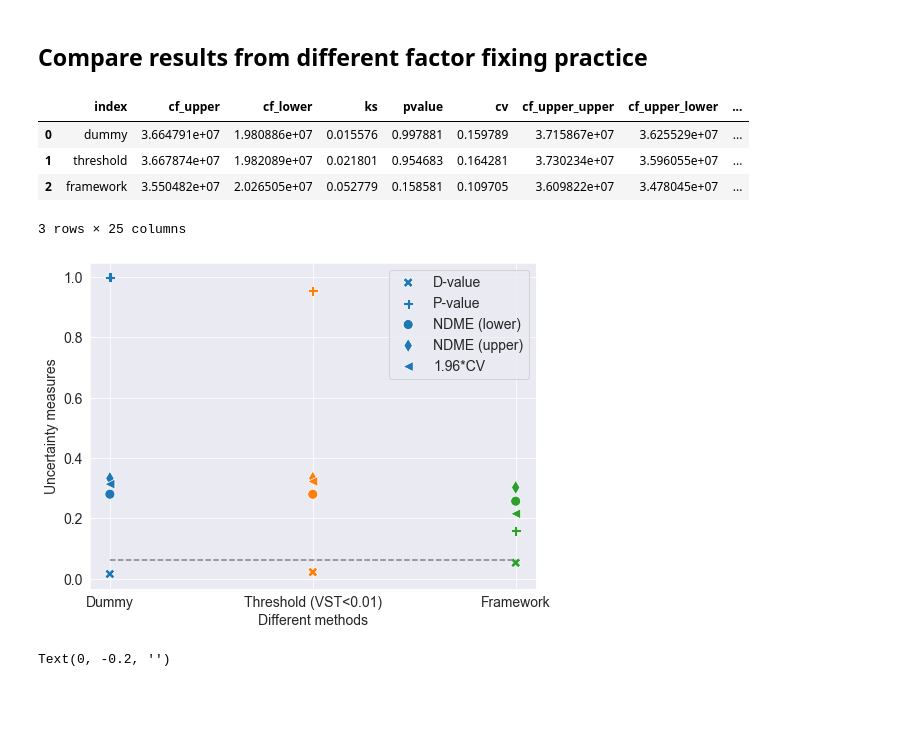
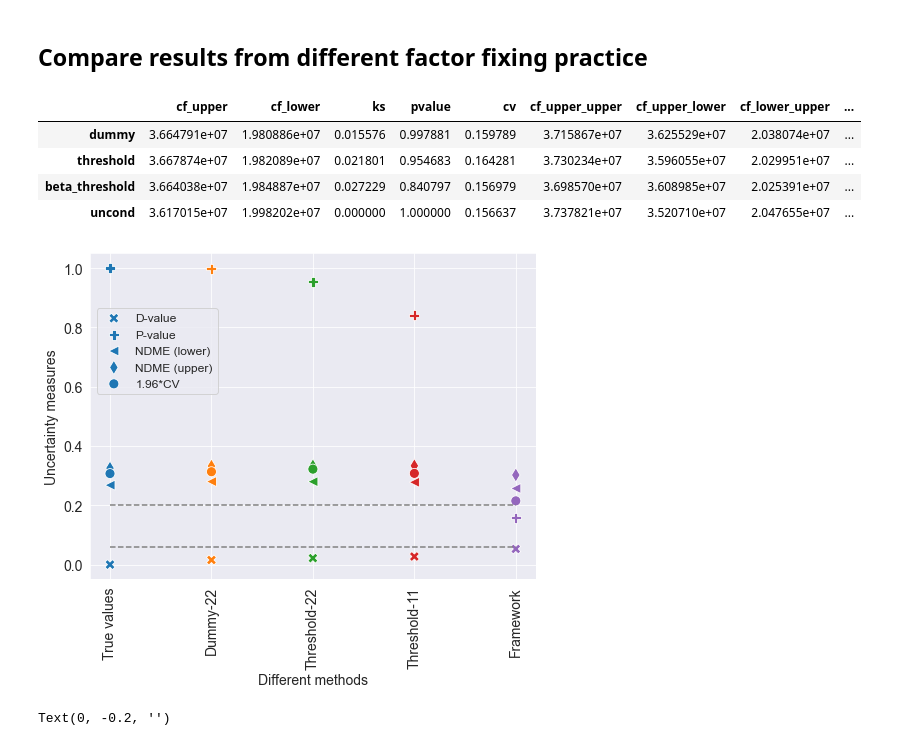
Before and after one commit to QianWanghhu/factor_fixing, a Jupyter notebook: qian_dev/visualization.ipynb, the cells around one changed output. Saved outputs shown, nothing was run; the diff lists cells and outputs as text; code cells hidden in the pictures; blank space fills up the shorter version.

Commit message:
Update plot for comparing practice

```diff
--- a/qian_dev/visualization.ipynb
+++ b/qian_dev/visualization.ipynb
@@ -370,3 +355,44 @@ df = df_plot.T
+# %%
+filepath = '../output/paper0915/'
+files = ['fix_dummy.csv', 'fix_threshold.csv', 'fix_beta_dummy.csv', 'fix_beta_threshold.csv']
+df_plot = pd.read_csv(filepath+files[0], index_col = 'Unnamed: 0').T
+df_plot.rename(columns = {0: 'dummy'}, inplace=True)
+df_plot.loc[:, 'threshold'] = pd.read_csv(filepath+files[1], index_col = 'Unnamed: 0').T
+# df_plot.loc[:, 'beta_dummy'] = pd.read_csv(filepath+files[2], index_col = 'Unnamed: 0').T
+df_plot.loc[:, 'beta_threshold'] = pd.read_csv(filepath+files[3], index_col = 'Unnamed: 0').T
+# load uncond file
+with open(f'{filepath}error_measures/1029_cal/y_uncond_stats.json', 'r') as fp:
+    uncond = json.load(fp)
+df_plot.loc['cf_upper', 'uncond'] = uncond['nsample_156']['uncond_cf_up']['mean']
+df_plot.loc['cf_upper_upper', 'uncond'] = uncond['nsample_156']['uncond_cf_up']['up']
+df_plot.loc['cf_upper_lower', 'uncond'] = uncond['nsample_156']['uncond_cf_up']['low']
+df_plot.loc['cf_lower', 'uncond'] = uncond['nsample_156']['uncond_cf_low']['mean']
+df_plot.loc['cf_lower_upper', 'uncond'] = uncond['nsample_156']['uncond_cf_low']['up']
+df_plot.loc['cf_lower_lower', 'uncond'] = uncond['nsample_156']['uncond_cf_low']['low']
+df_plot.loc['cond_mean', 'uncond'] = uncond['nsample_156']['uncond_mean']
+df_plot.loc['cv', 'uncond'] = uncond['nsample_156']['cv']
+df_plot.loc[['ks', 'ks_upper', 'ks_lower'], 'uncond'] = 0
+df_plot.loc[['pvalue', 'pvalue_upper', 'pvalue_lower'], 'uncond'] = 1
+# %%
+# combine df_plot and results of fixing 9 factors by using the framework
+df_framework = pd.DataFrame(df_framework.iloc[2].T)
+df_framework.rename(columns={2: 'Framework'}, inplace=True)
+df = pd.concat([df_plot, df_framework], axis=1)
+df.dropna(axis=0, inplace=True)
+
+# change the order of columns so that the unconditional value is in the first column
+cols = df.columns
+columnsTitles = [cols[3], *cols[0:3], cols[-1]]
+df = df.reindex(columns=columnsTitles)
+df = df.T
+# %%
+df_plot.T
+# %% [output]
+|  | cf_upper | cf_lower | ks | pvalue | cv | cf_upper_upper | cf_upper_lower | cf_lower_upper | ... |
+| dummy | 3.664791e+07 | 1.980886e+07 | 0.015576 | 0.997881 | 0.159789 | 3.715867e+07 | 3.625529e+07 | 2.038074e+07 | ... |
+| threshold | 3.667874e+07 | 1.982089e+07 | 0.021801 | 0.954683 | 0.164281 | 3.730234e+07 | 3.596055e+07 | 2.029951e+07 | ... |
+| beta_threshold | 3.664038e+07 | 1.984887e+07 | 0.027229 | 0.840797 | 0.156979 | 3.698570e+07 | 3.608985e+07 | 2.025391e+07 | ... |
+| uncond | 3.617015e+07 | 1.998202e+07 | 0.000000 | 1.000000 | 0.156637 | 3.737821e+07 | 3.520710e+07 | 2.047655e+07 | ... |
 # %%
 # add the relative change of CIs formed as the deviation to median
 cf_median = (df.loc[:, 'cf_upper'] + df.loc[:, 'cf_lower']) / 2
@@ -385,29 +410,22 @@ df.reset_index(inplace=True)
-# %%
-df
-# %% [output]
-|  | index | cf_upper | cf_lower | ks | pvalue | cv | cf_upper_upper | cf_upper_lower | ... |
-| 0 | dummy | 3.664791e+07 | 1.980886e+07 | 0.015576 | 0.997881 | 0.159789 | 3.715867e+07 | 3.625529e+07 | ... |
-| 1 | threshold | 3.667874e+07 | 1.982089e+07 | 0.021801 | 0.954683 | 0.164281 | 3.730234e+07 | 3.596055e+07 | ... |
-| 2 | framework | 3.550482e+07 | 2.026505e+07 | 0.052779 | 0.158581 | 0.109705 | 3.609822e+07 | 3.478045e+07 | ... |
-3 rows × 25 columns
 # %%
 fig, ax = plt.subplots(figsize=[8,6])
 sns.set_style('darkgrid')
-markers = ['X','P', 'o', 'd', '<']
+markers = ['X','P', '<', 'd', 'o']
 metrics = ['ks', 'pvalue', 'lower_mean', 'upper_mean', 'cf_cv']
 ldg = ['D-value', 'P-value', 'NDME (lower)', 'NDME (upper)', '1.96*CV']
 for i in range(len(metrics)):
     col = metrics[i]
     sns.scatterplot(ax=ax, x="index", y=col, hue="index", data=df, s = 100, marker=markers[i], legend=False);
 ax.hlines(0.061, xmin=ax.get_xticks()[0], xmax=ax.get_xticks()[-1], linestyle = '--', color='grey')
-plt.legend(markers, loc='upper right', labels=ldg, fontsize=14)
-ax.set_xticklabels(['Dummy', 'Threshold (VST<0.01)', 'Framework'], size=14)
+ax.hlines(0.2, xmin=ax.get_xticks()[0], xmax=ax.get_xticks()[-1], linestyle = '--', color='grey')
+plt.legend(markers, labels=ldg, fontsize=12, bbox_to_anchor = (0.3, 0.85))
+ax.set_xticklabels(['True values', 'Dummy-22', 'Threshold-22', 'Threshold-11', 'Framework'], size=14, rotation=90)
 ax.set_yticklabels(np.round(ax.get_yticks(), 2), size=14)
 ax.set_xlabel('Different methods', size=14)
 ax.set_ylabel('Uncertainty measures', size=14);
-plt.savefig('../output/paper0915/figure/Figure_comp_practices.png', format='png', dpi=300)
+plt.savefig('../output/paper0915/figure/Figure_comp_practices.png', format='png', dpi=300, bbox_inches='tight')
 # %% [output]
-[figure, old version]
+[figure, new version]
 # %%
 list(ax.get_yticklabels())[0]
 # %% [output]
```
Also changed, not shown: parts of 5 cells of this notebook.
